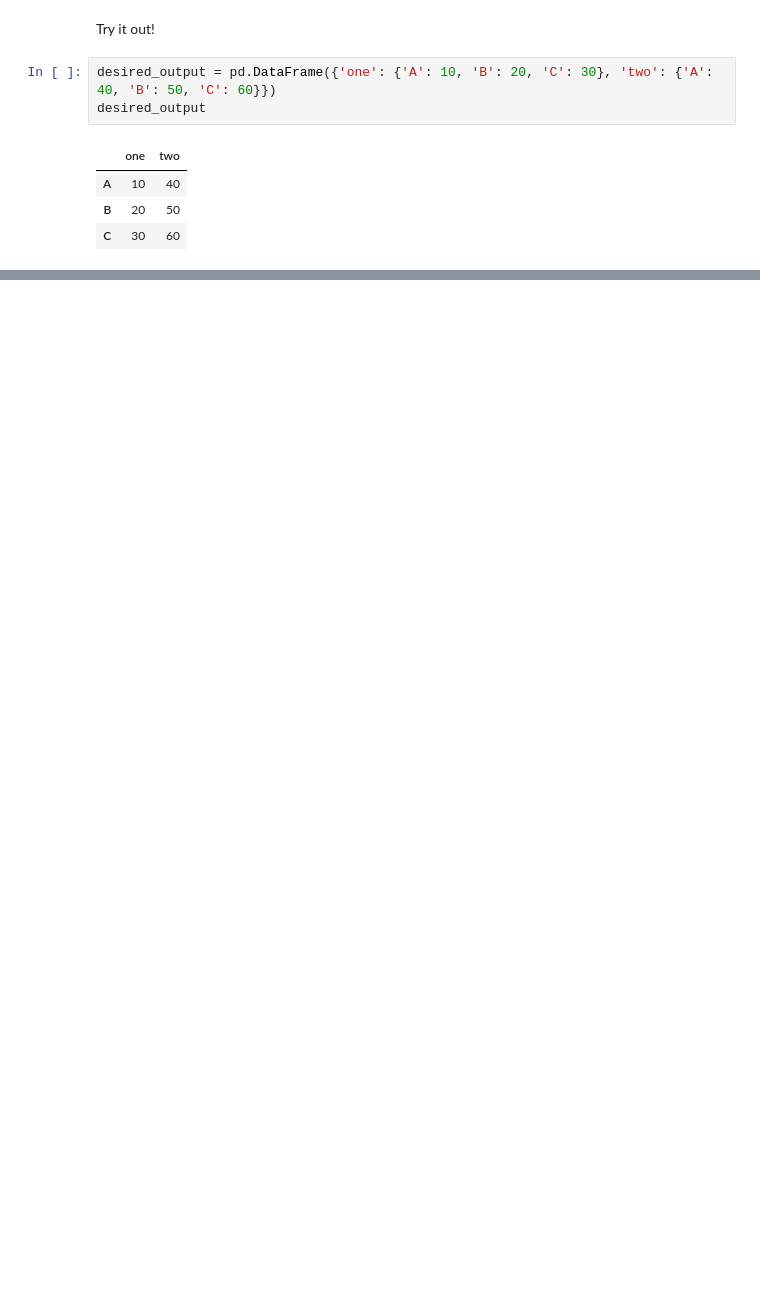
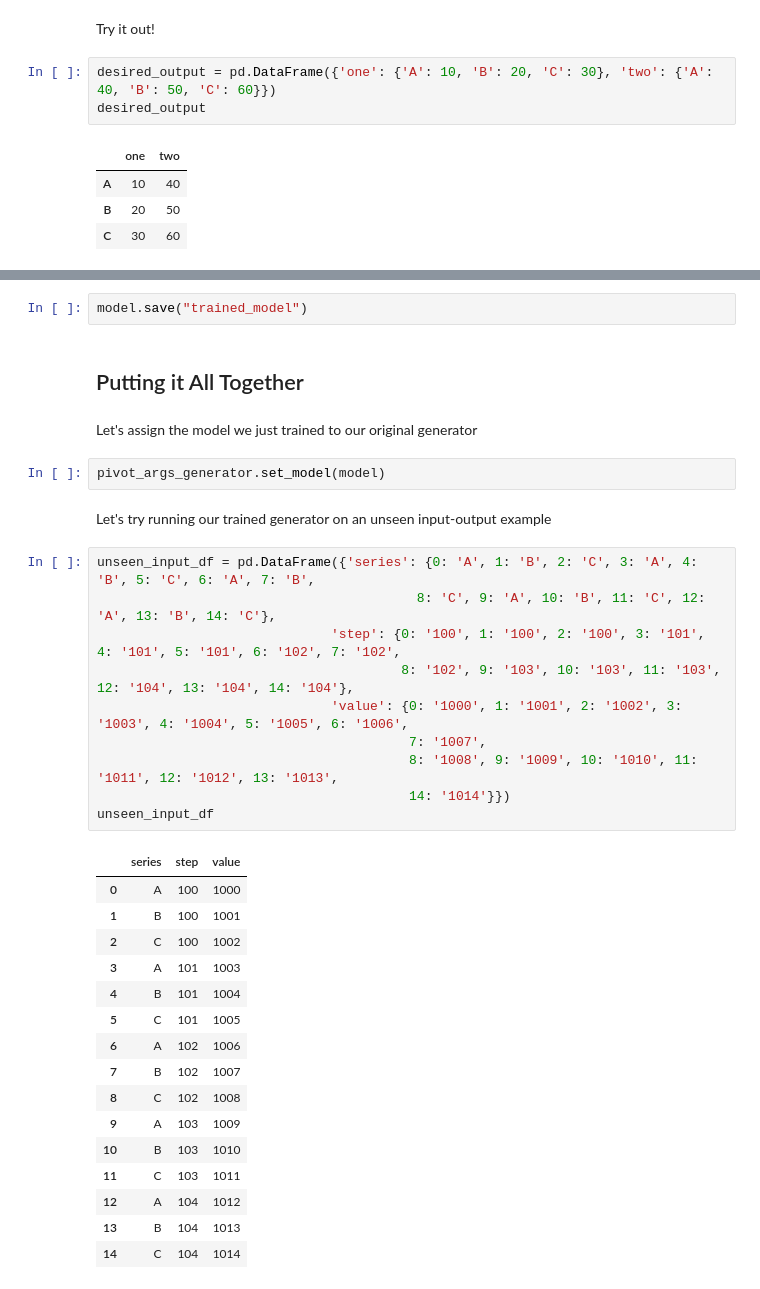
Before and after one commit to rbavishi/atlas, a Jupyter notebook: tutorials/02-program-synthesis-pandas-pivot.ipynb, the cells around one changed output, grey strips where cells are left out. Saved outputs shown, nothing was run; the diff lists cells and outputs as text; blank space fills up the shorter version.

```diff
--- a/tutorials/02-program-synthesis-pandas-pivot.ipynb
+++ b/tutorials/02-program-synthesis-pandas-pivot.ipynb
@@ -129,0 +314,37 @@ Solution Found: {'columns': 'foo', 'index': 'bar', 'values': 'baz'}
+# %%
+model.save("trained_model")
+# %% [markdown]
+## Putting it All Together
+# %% [markdown]
+Let's assign the model we just trained to our original generator
+# %%
+pivot_args_generator.set_model(model)
+# %% [markdown]
+Let's try running our trained generator on an unseen input-output example
+# %%
+unseen_input_df = pd.DataFrame({'series': {0: 'A', 1: 'B', 2: 'C', 3: 'A', 4: 'B', 5: 'C', 6: 'A', 7: 'B',
+                                         8: 'C', 9: 'A', 10: 'B', 11: 'C', 12: 'A', 13: 'B', 14: 'C'},
+                              'step': {0: '100', 1: '100', 2: '100', 3: '101', 4: '101', 5: '101', 6: '102', 7: '102',
+                                       8: '102', 9: '103', 10: '103', 11: '103', 12: '104', 13: '104', 14: '104'},
+                              'value': {0: '1000', 1: '1001', 2: '1002', 3: '1003', 4: '1004', 5: '1005', 6: '1006',
+                                        7: '1007',
+                                        8: '1008', 9: '1009', 10: '1010', 11: '1011', 12: '1012', 13: '1013',
+                                        14: '1014'}})
+unseen_input_df
+# %% [output]
+|  | series | step | value |
+| 0 | A | 100 | 1000 |
+| 1 | B | 100 | 1001 |
+| 2 | C | 100 | 1002 |
+| 3 | A | 101 | 1003 |
+| 4 | B | 101 | 1004 |
+| 5 | C | 101 | 1005 |
+| 6 | A | 102 | 1006 |
+| 7 | B | 102 | 1007 |
+| 8 | C | 102 | 1008 |
+| 9 | A | 103 | 1009 |
+| 10 | B | 103 | 1010 |
+| 11 | C | 103 | 1011 |
+| 12 | A | 104 | 1012 |
+| 13 | B | 104 | 1013 |
+| 14 | C | 104 | 1014 |
```
Also changed, not shown: parts of 19 cells of this notebook.
